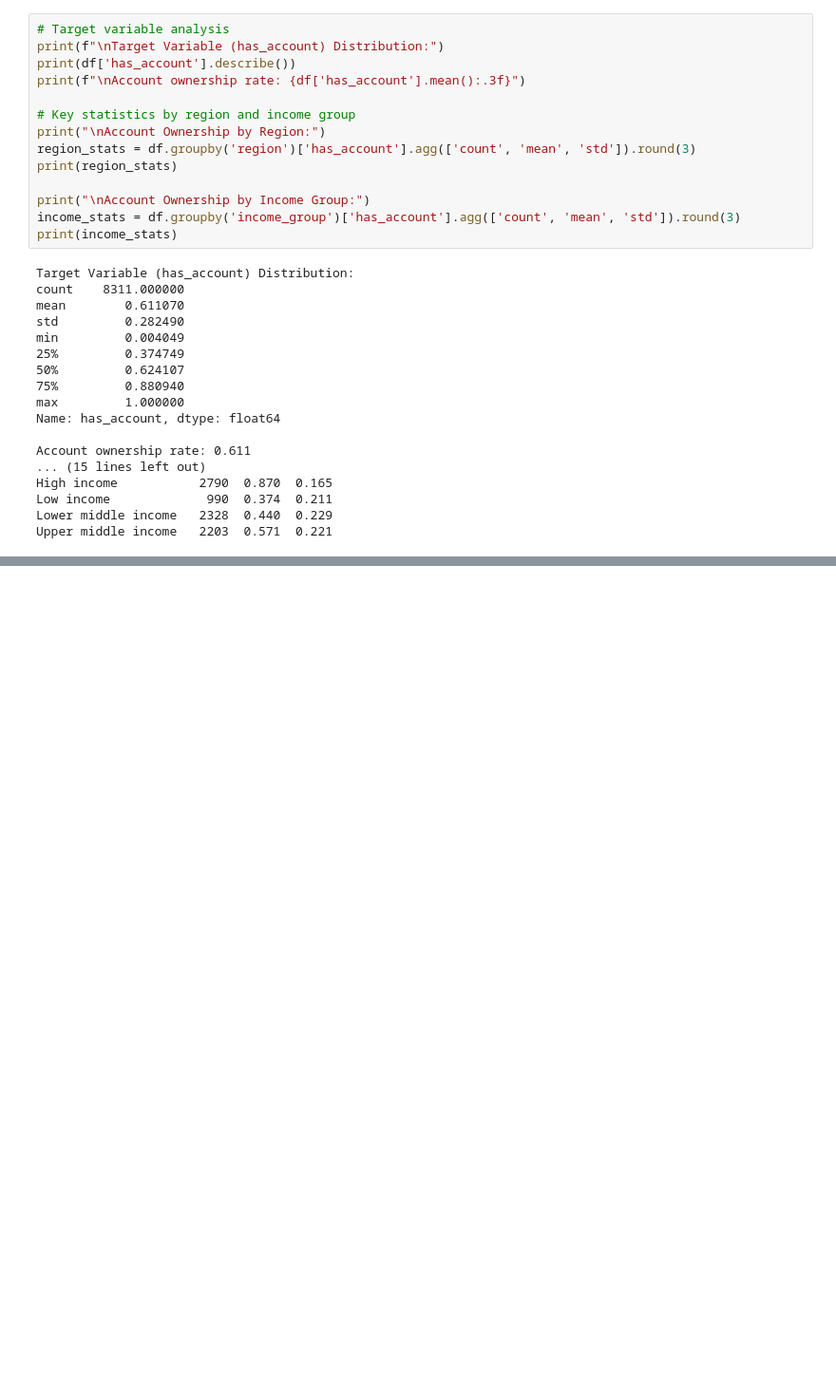
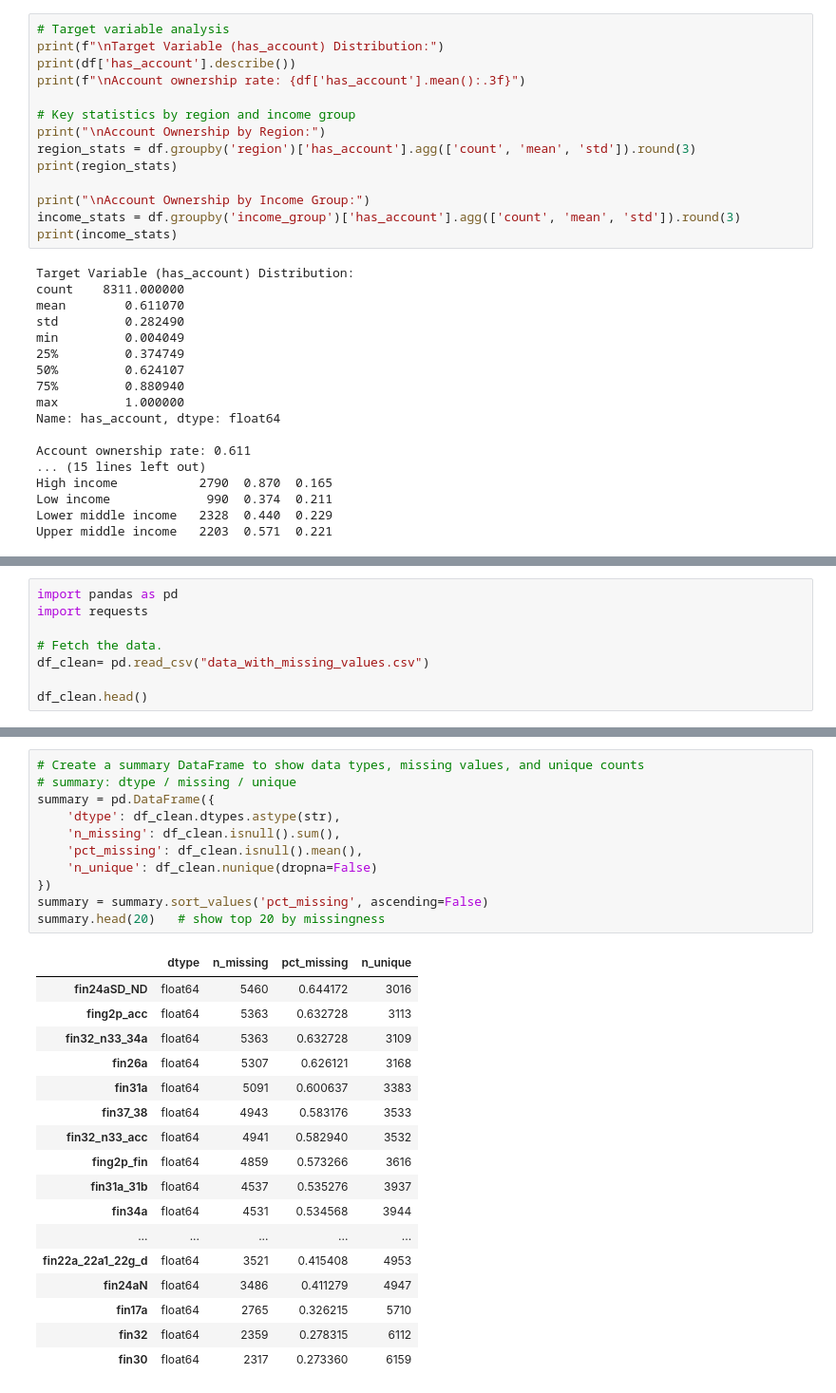
Before and after one commit to VAL-Jerono/FinScope, a Jupyter notebook: FinScope_model.ipynb, the cells around one changed output, grey strips where cells are left out. Shown: that part at 95% size. Drawn from its saved outputs; the diff is of its cells as text; blank space fills up the shorter version.

```diff
--- a/FinScope_model.ipynb
+++ b/FinScope_model.ipynb
@@ -603,0 +852,8 @@ Model is ready for deployment in a web application!
+# %%
+import pandas as pd
+import requests
+
+# Fetch the data.
+df_clean= pd.read_csv("data_with_missing_values.csv")
+
+df_clean.head()
@@ -603,0 +868,29 @@ Model is ready for deployment in a web application!
+# %%
+# Create a summary DataFrame to show data types, missing values, and unique counts
+# summary: dtype / missing / unique
+summary = pd.DataFrame({
+    'dtype': df_clean.dtypes.astype(str),
+    'n_missing': df_clean.isnull().sum(),
+    'pct_missing': df_clean.isnull().mean(),
+    'n_unique': df_clean.nunique(dropna=False)
+})
+summary = summary.sort_values('pct_missing', ascending=False)
+summary.head(20)   # show top 20 by missingness
+# %% [output]
+|  | dtype | n_missing | pct_missing | n_unique |
+| fin24aSD_ND | float64 | 5460 | 0.644172 | 3016 |
+| fing2p_acc | float64 | 5363 | 0.632728 | 3113 |
+| fin32_n33_34a | float64 | 5363 | 0.632728 | 3109 |
+| fin26a | float64 | 5307 | 0.626121 | 3168 |
+| fin31a | float64 | 5091 | 0.600637 | 3383 |
+| fin37_38 | float64 | 4943 | 0.583176 | 3533 |
+| fin32_n33_acc | float64 | 4941 | 0.582940 | 3532 |
+| fing2p_fin | float64 | 4859 | 0.573266 | 3616 |
+| fin31a_31b | float64 | 4537 | 0.535276 | 3937 |
+| fin34a | float64 | 4531 | 0.534568 | 3944 |
+| ... | ... | ... | ... | ... |
+| fin22a_22a1_22g_d | float64 | 3521 | 0.415408 | 4953 |
+| fin24aN | float64 | 3486 | 0.411279 | 4947 |
+| fin17a | float64 | 2765 | 0.326215 | 5710 |
+| fin32 | float64 | 2359 | 0.278315 | 6112 |
+| fin30 | float64 | 2317 | 0.273360 | 6159 |
```
Also changed, not shown: parts of 53 cells of this notebook, 5 other files.
